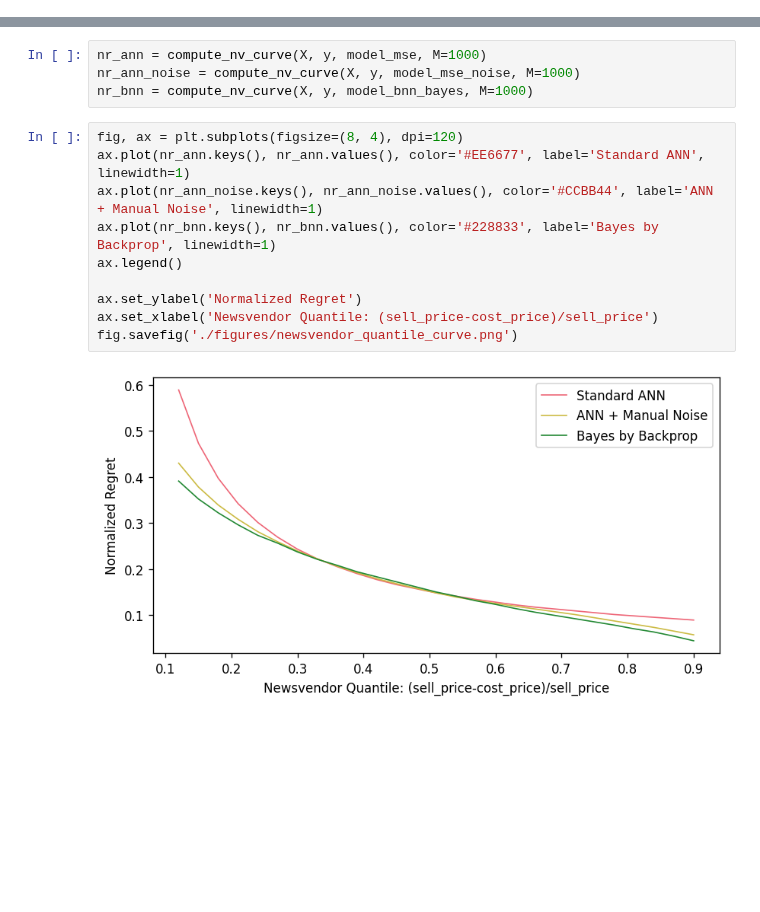
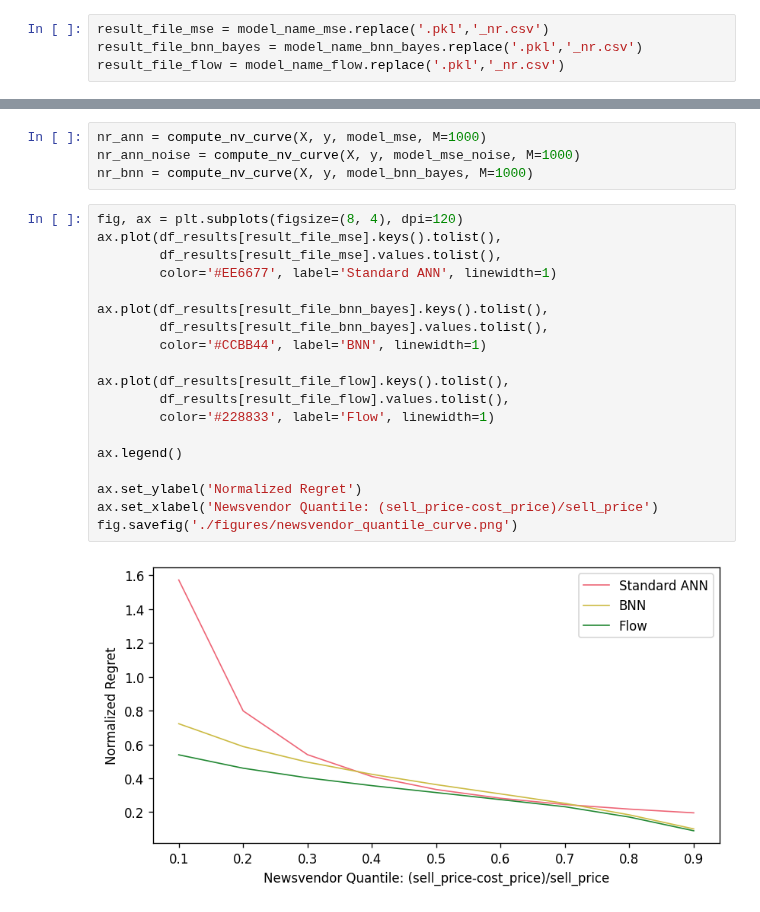
Before and after one commit to AlanLahoud/BNNSOP, a Jupyter notebook: illustrative_example.ipynb, the cells around one changed output, grey strips where cells are left out. Saved outputs shown, nothing was run; the diff lists cells and outputs as text; blank space fills up the shorter version.

Commit message:
fixing ANN and ploting classical newsvendor result.Flow looks better on Validation data

```diff
--- a/illustrative_example.ipynb
+++ b/illustrative_example.ipynb
@@ -97,4 +97,8 @@ elbo2_nv1_001_10_multimodal_nr.csv     -65.277
 elbo_nv1_1000_20_multimodal_nr.csv       1.198
 elbo2_nv1_10_00_multimodal_nr.csv      -71.416
 Name: 0.1, dtype: float64
+# %%
+result_file_mse = model_name_mse.replace('.pkl','_nr.csv')
+result_file_bnn_bayes = model_name_bnn_bayes.replace('.pkl','_nr.csv')
+result_file_flow = model_name_flow.replace('.pkl','_nr.csv')
 # %%
@@ -203,13 +213,22 @@ nr_ann_noise = compute_nv_curve(X, y, model_mse_noise, M=1000)
 nr_bnn = compute_nv_curve(X, y, model_bnn_bayes, M=1000)
 # %%
 fig, ax = plt.subplots(figsize=(8, 4), dpi=120)
-ax.plot(nr_ann.keys(), nr_ann.values(), color='#EE6677', label='Standard ANN', linewidth=1)
-ax.plot(nr_ann_noise.keys(), nr_ann_noise.values(), color='#CCBB44', label='ANN + Manual Noise', linewidth=1)
-ax.plot(nr_bnn.keys(), nr_bnn.values(), color='#228833', label='Bayes by Backprop', linewidth=1)
+ax.plot(df_results[result_file_mse].keys().tolist(),
+        df_results[result_file_mse].values.tolist(),
+        color='#EE6677', label='Standard ANN', linewidth=1)
+
+ax.plot(df_results[result_file_bnn_bayes].keys().tolist(),
+        df_results[result_file_bnn_bayes].values.tolist(),
+        color='#CCBB44', label='BNN', linewidth=1)
+
+ax.plot(df_results[result_file_flow].keys().tolist(),
+        df_results[result_file_flow].values.tolist(),
+        color='#228833', label='Flow', linewidth=1)
+
 ax.legend()
 
 ax.set_ylabel('Normalized Regret')
 ax.set_xlabel('Newsvendor Quantile: (sell_price-cost_price)/sell_price')
 fig.savefig('./figures/newsvendor_quantile_curve.png')
 # %% [output]
-[figure, old version]
+[figure, new version]
```
Also changed, not shown: parts of 11 cells of this notebook, 3 other files.
